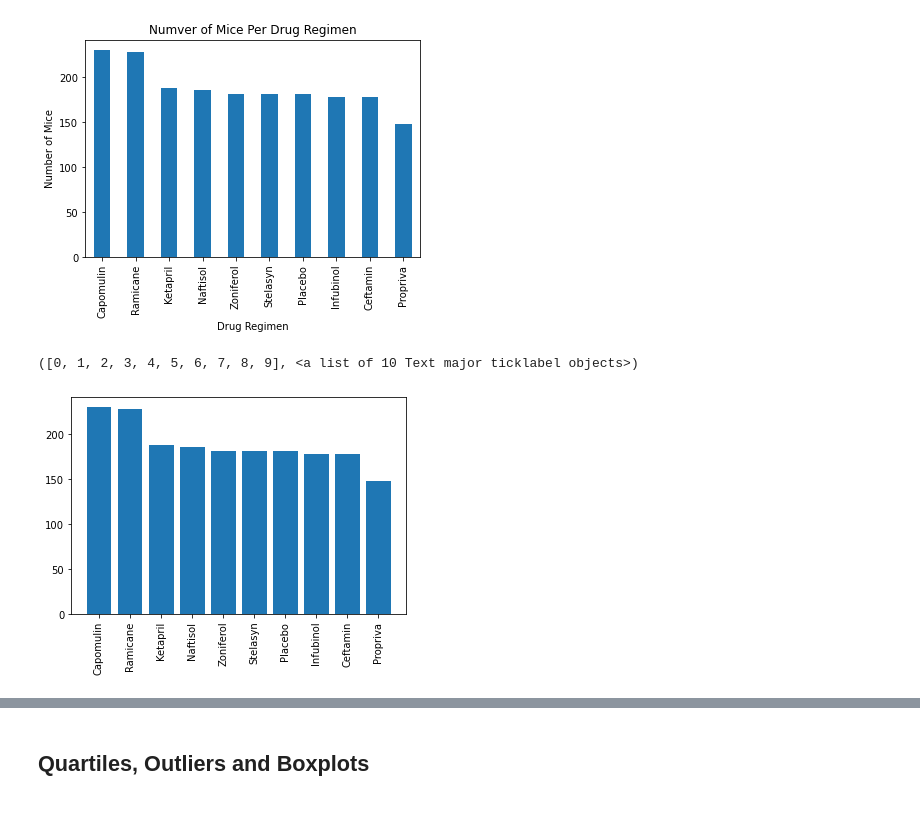
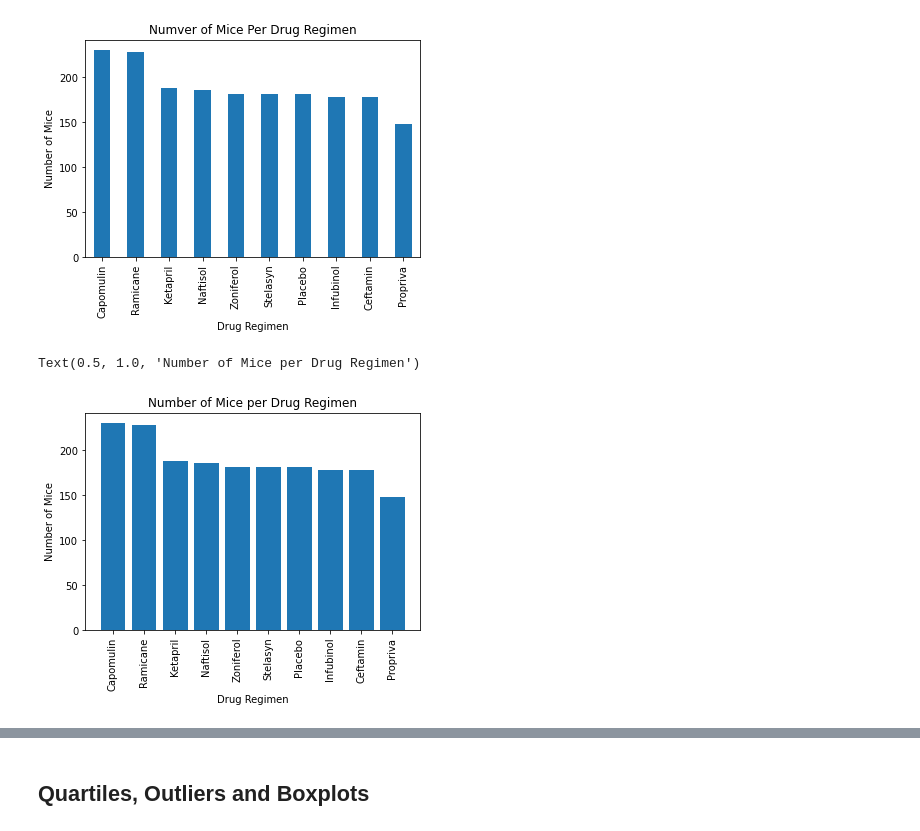
Before and after one commit to arerickson28/matplotlib-challenge, a Jupyter notebook: Pymaceuticals/pymaceuticals_starter.ipynb, the cells around one changed output, grey strips where cells are left out. Drawn from its saved outputs; the diff is of its cells as text; code cells hidden in the pictures.

```diff
--- a/Pymaceuticals/pymaceuticals_starter.ipynb
+++ b/Pymaceuticals/pymaceuticals_starter.ipynb
@@ -139,11 +136,14 @@ Text(0.5, 1.0, 'Numver of Mice Per Drug Regimen')
 # %%
 # Use Pyplot to generate a bar plot showing the total number of mice treatment in each treatment regimen throughout the course of the study.
 plt.bar(drug_mice.index.values, drug_mice.values)
 plt.xticks(rotation = 90)
+plt.xlabel("Drug Regimen")
+plt.ylabel("Number of Mice")
+plt.title("Number of Mice per Drug Regimen")
 ##  Note: this plot will be identical to the one that uses Pandas
 # %% [output]
-([0, 1, 2, 3, 4, 5, 6, 7, 8, 9], <a list of 10 Text major ticklabel objects>)
+Text(0.5, 1.0, 'Number of Mice per Drug Regimen')
-[figure, old version]
+[figure, new version]
 # %%
 # Use Pandas to generate a pie plot showing the distribution of female versus male mice
 
```
Also changed, not shown: parts of 14 cells of this notebook.
